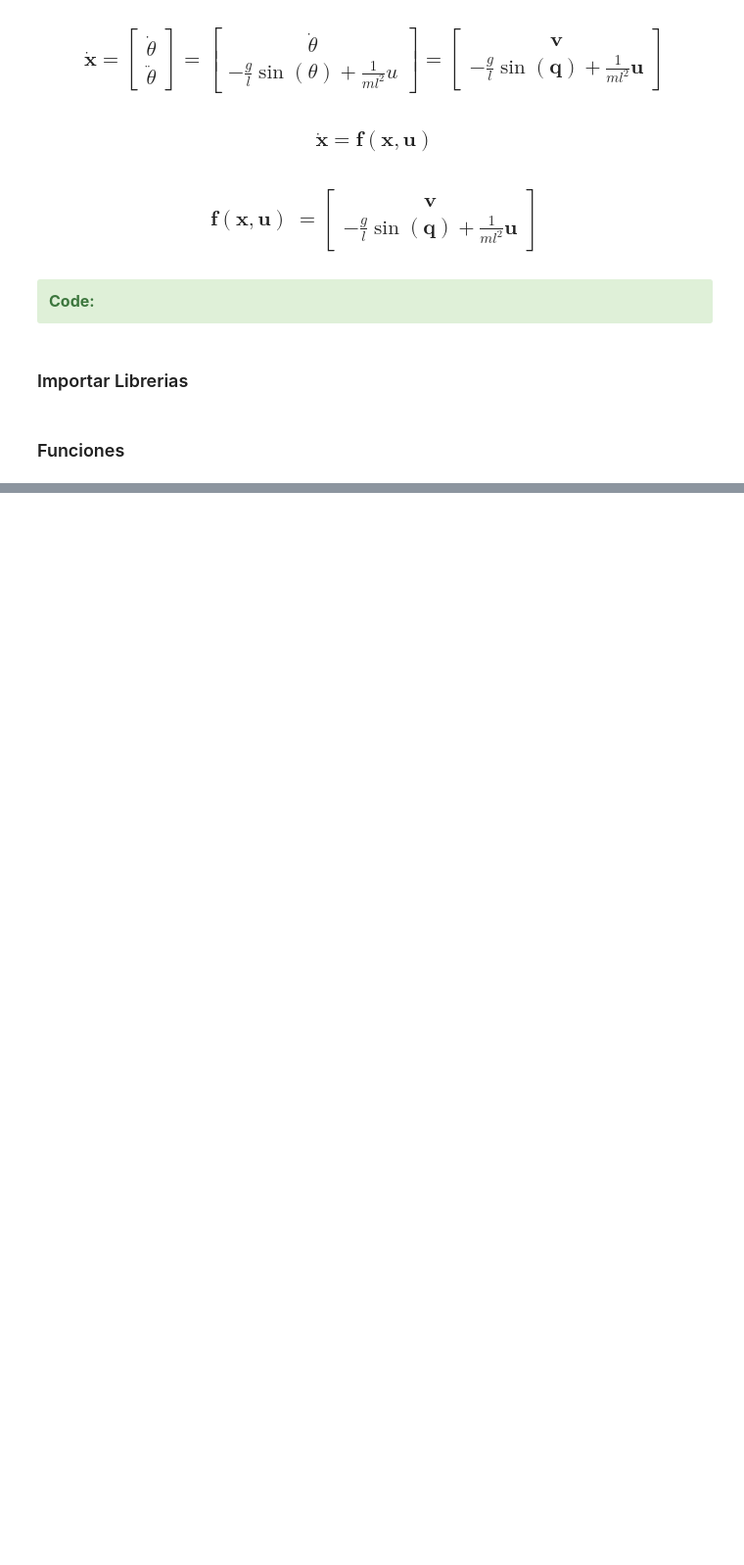
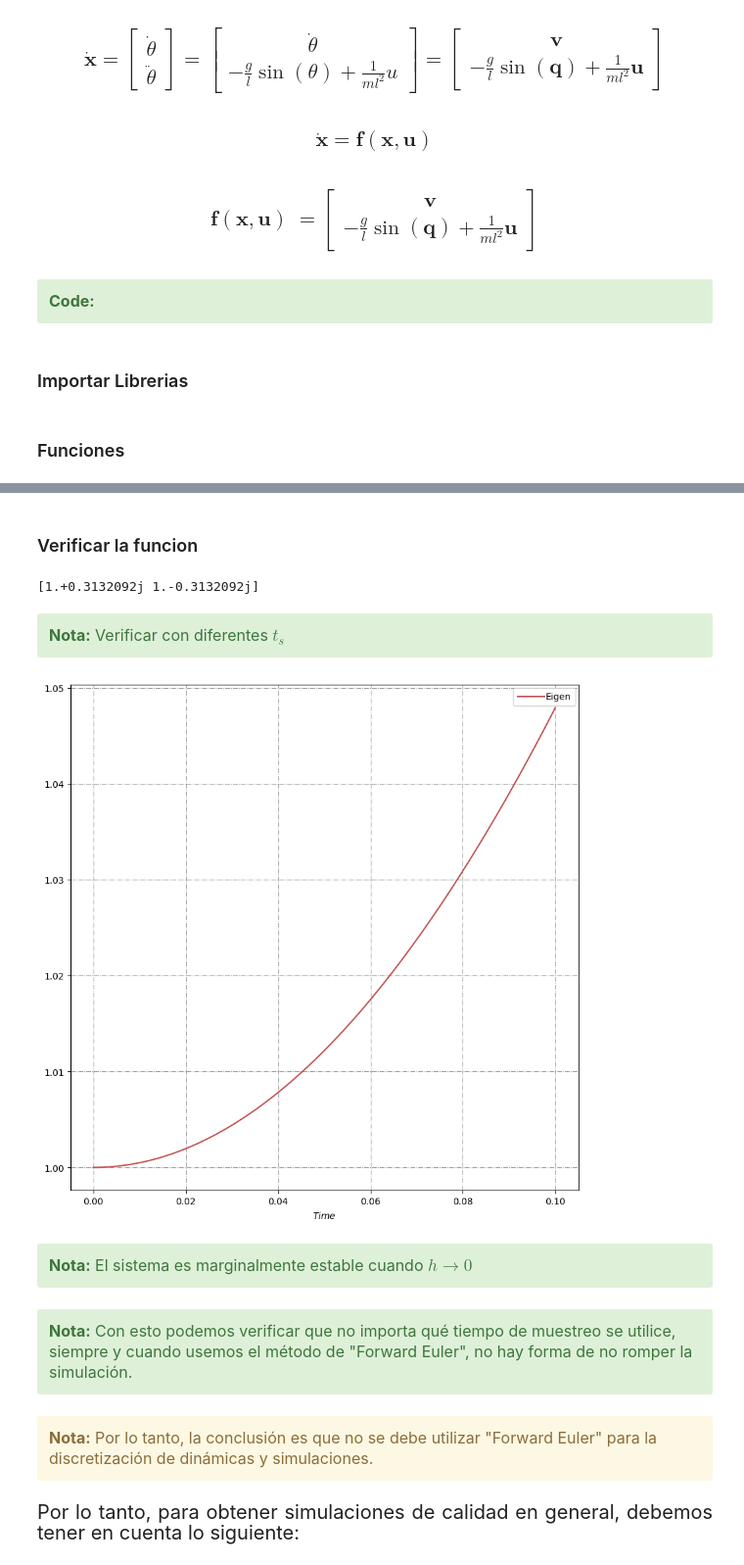
Before and after one commit to lfrecalde1/Optimization_Course, a Jupyter notebook: Dynamics/Discrete_dynamics.ipynb, the cells around one changed output, grey strips where cells are left out. Shown: that part at 98% size. Cells and saved outputs as stored; diff of their text form; code cells hidden in the pictures; blank space fills up the shorter version.

```diff
--- a/Dynamics/Discrete_dynamics.ipynb
+++ b/Dynamics/Discrete_dynamics.ipynb
@@ -87,0 +404,66 @@ from numpy import linalg as LA
+# %%
+def plot_eigen(x, t):
+    fig, (ax1) = plt.subplots(1, 1, figsize=(10, 10))
+
+    # Plot x_estimate with label 'x_estimate'
+    state_1, = ax1.plot(t, x[0, 0:t.shape[0]], color='#C04747', lw=1.5, ls="-")
+    # Add a legend
+    ax1.legend([state_1],
+                [r'Eigen'],
+                loc="best",
+                frameon=True, fancybox=True, shadow=False, ncol=2,
+                borderpad=0.5, labelspacing=0.5, handlelength=3, handletextpad=0.1,
+                borderaxespad=0.3, columnspacing=2)
+
+    ax1.grid(color='#949494', linestyle='-.', linewidth=0.8)
+    ax1.set_xlabel(r"$Time}[s]$", labelpad=5)
+    # Show the plot
+    plt.show()
+# %% [markdown]
+### Verificar la funcion
+# %%
+# Time definition
+ts = 0.1
+tf = 5
+
+# System States
+x0 = np.array([0.0, 0.0])
+
+# Ceck eigvalues and vector
+A_d = A_dis(x0, ts)
+
+# PLot Results
+eigenvalues, eigenvectors = LA.eig(A_d)
+print(eigenvalues)
+# %% [output]
+[1.+0.3132092j 1.-0.3132092j]
+# %% [markdown]
+<div class="alert alert-block alert-success" style="font-size: 16px;">
+  <b>Nota:</b> Verificar con diferentes $t_s$
+</div>
+# %%
+eigen_norm = np.zeros((1, 100), dtype = np.double)
+ts_vector = np.linspace(0, 0.1, num=100)
+# %%
+for k in range(0, eigen_norm.shape[1]):
+    A_d = A_dis(x0, ts_vector[k])
+    eigenvalues, eigenvectors = LA.eig(A_d)
+    eigen_norm[0, k] = np.max(np.abs(eigenvalues))
+# %%
+plot_eigen(eigen_norm, ts_vector)
+# %% [output]
+[figure, added]
+# %% [markdown]
+<div class="alert alert-block alert-success" style="font-size: 16px;">
+  <b>Nota:</b> El sistema es marginalmente estable cuando $h\to 0$
+</div>
+# %% [markdown]
+<div class="alert alert-block alert-success" style="font-size: 16px;">
+  <b>Nota:</b> Con esto podemos verificar que no importa qué tiempo de muestreo se utilice, siempre y cuando usemos el método de "Forward Euler", no hay forma de no romper la simulación.
+</div>
+# %% [markdown]
+<div class="alert alert-block alert-warning" style="font-size: 16px;">
+  <b>Nota:</b> Por lo tanto, la conclusión es que no se debe utilizar "Forward Euler" para la discretización de dinámicas y simulaciones.
+</div>
+# %% [markdown]
+<div style="text-align: justify; font-size: 20px;">Por lo tanto, para obtener simulaciones de calidad en general, debemos tener en cuenta lo siguiente:</div>
```
Also changed, not shown: parts of 81 cells of this notebook.
